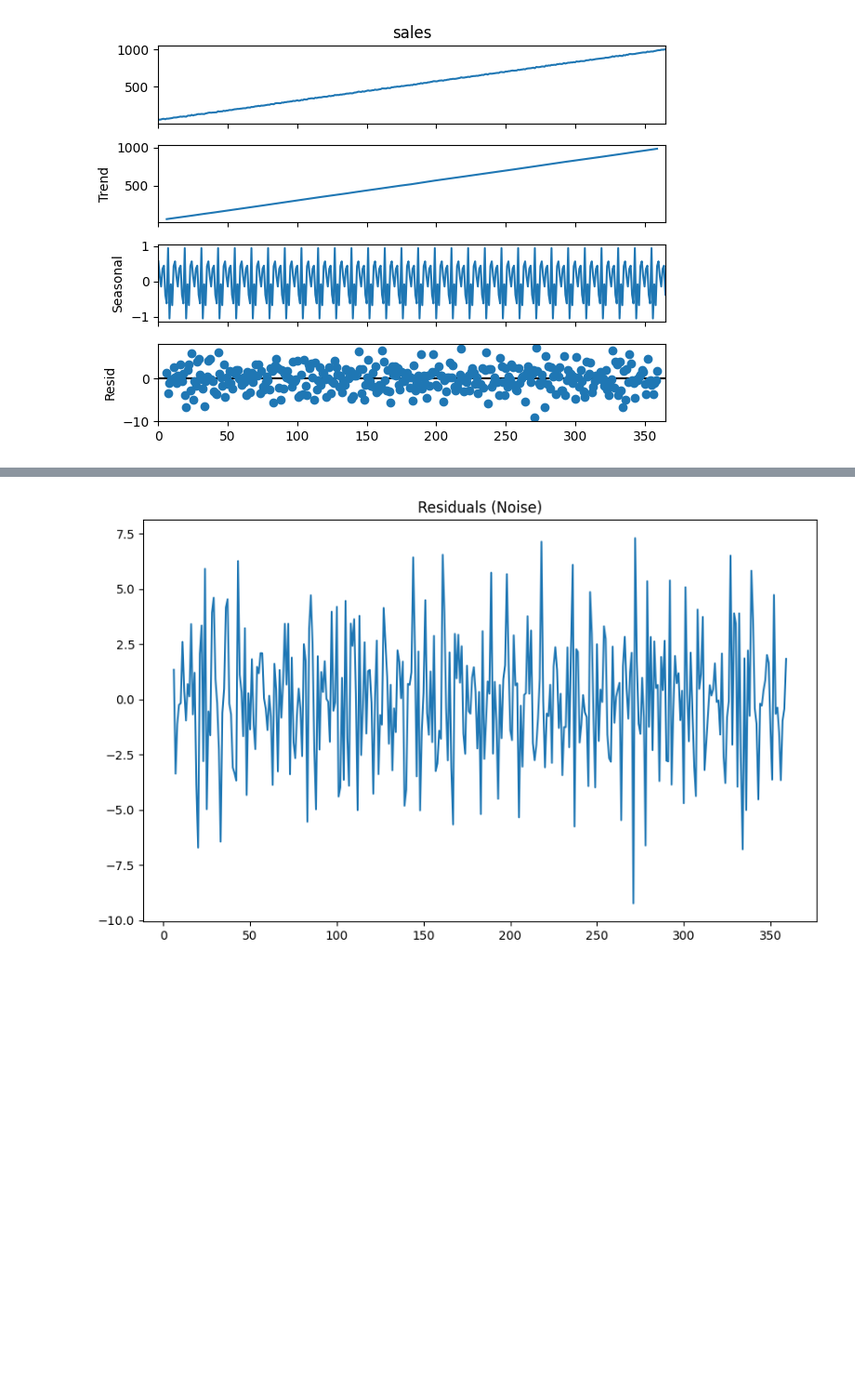
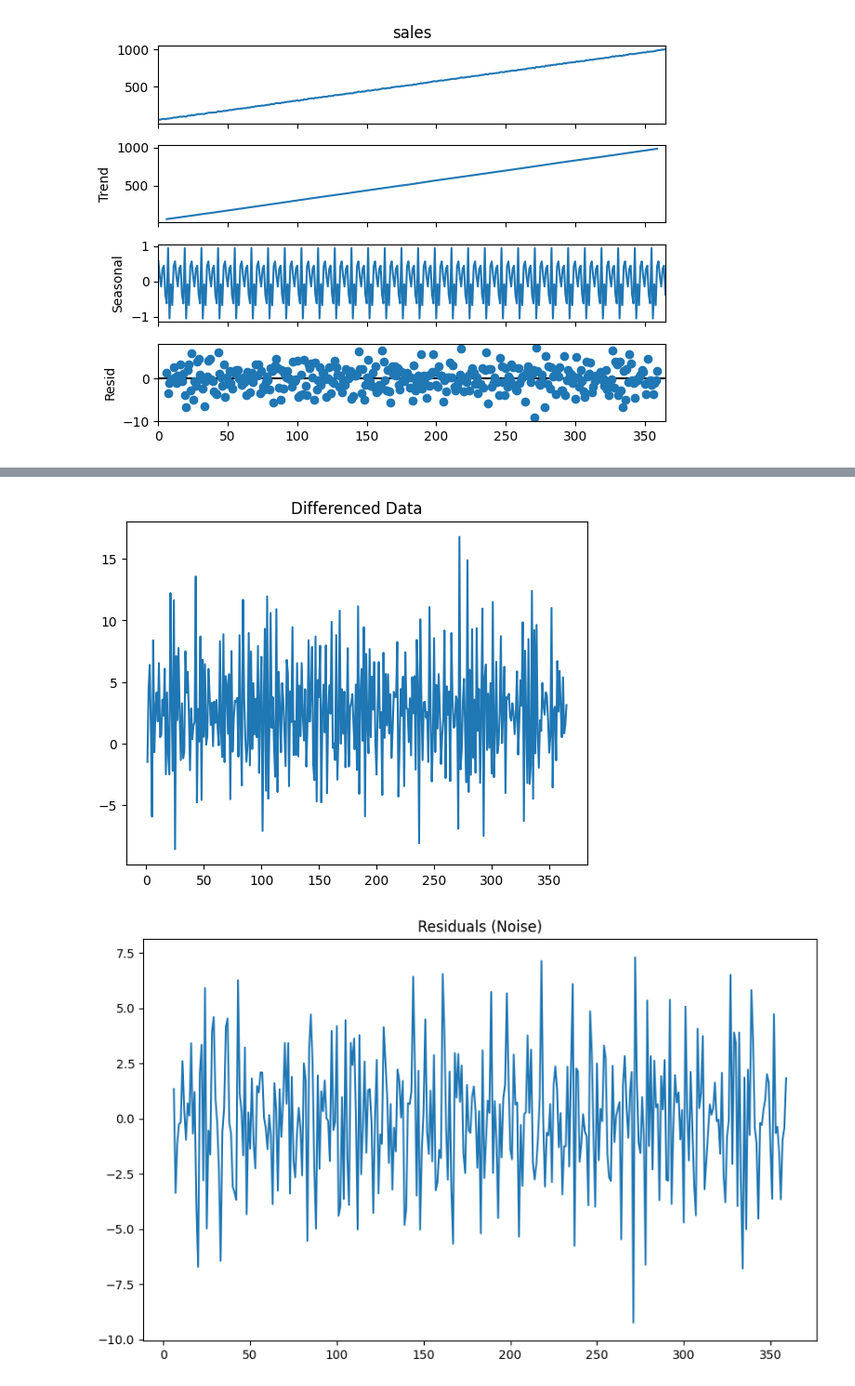
Before and after one commit to SayLesAI/SayLesAI-Time-Series-forecasting, a Jupyter notebook: src/explore.ipynb, the cells around one changed output, grey strips where cells are left out. Shown: that part at 93% size. Saved outputs shown, nothing was run; the diff lists cells and outputs as text; code cells hidden in the pictures; blank space fills up the shorter version.

```diff
--- a/src/explore.ipynb
+++ b/src/explore.ipynb
@@ -55,4 +54,11 @@ ADF Statistic: 0.5454141937063742
 p-value: 0.9861899815311063
+# %%
+# Apply differencing if necessary
+diff_series = df['sales'].diff().dropna()
+diff_series.plot(title="Differenced Data")
+plt.show()
+# %% [output]
+[figure, added]
 # %%
 residual = decomposition.resid
 residual.plot(figsize=(10, 6))
```
Also changed, not shown: parts of 12 cells of this notebook.
